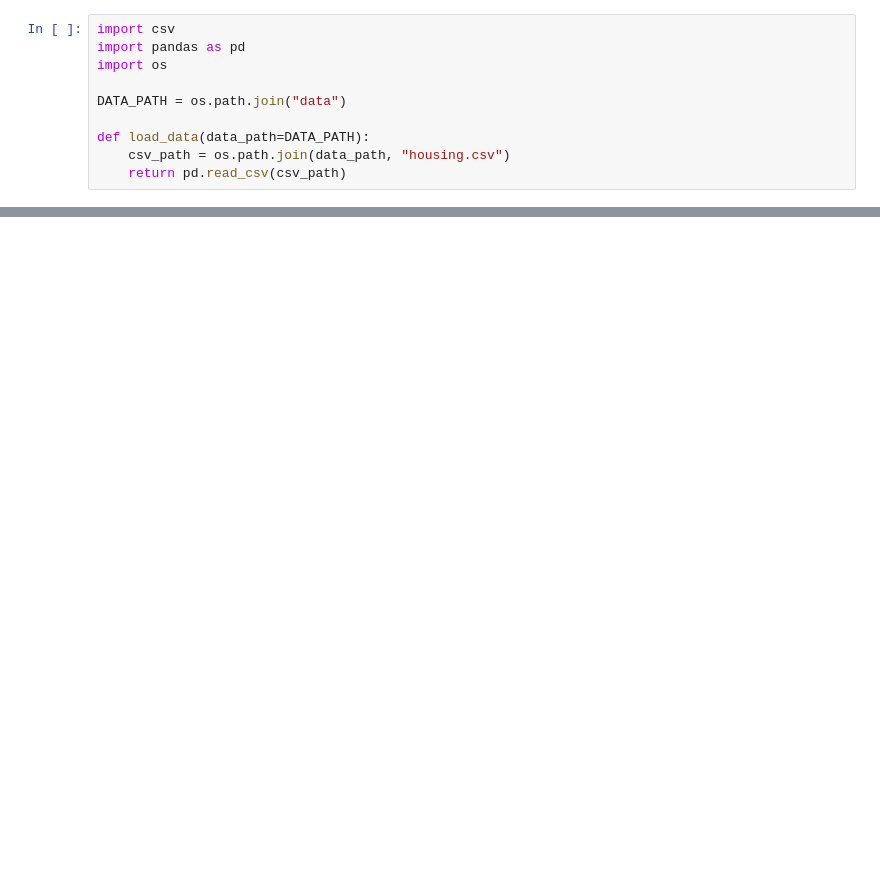
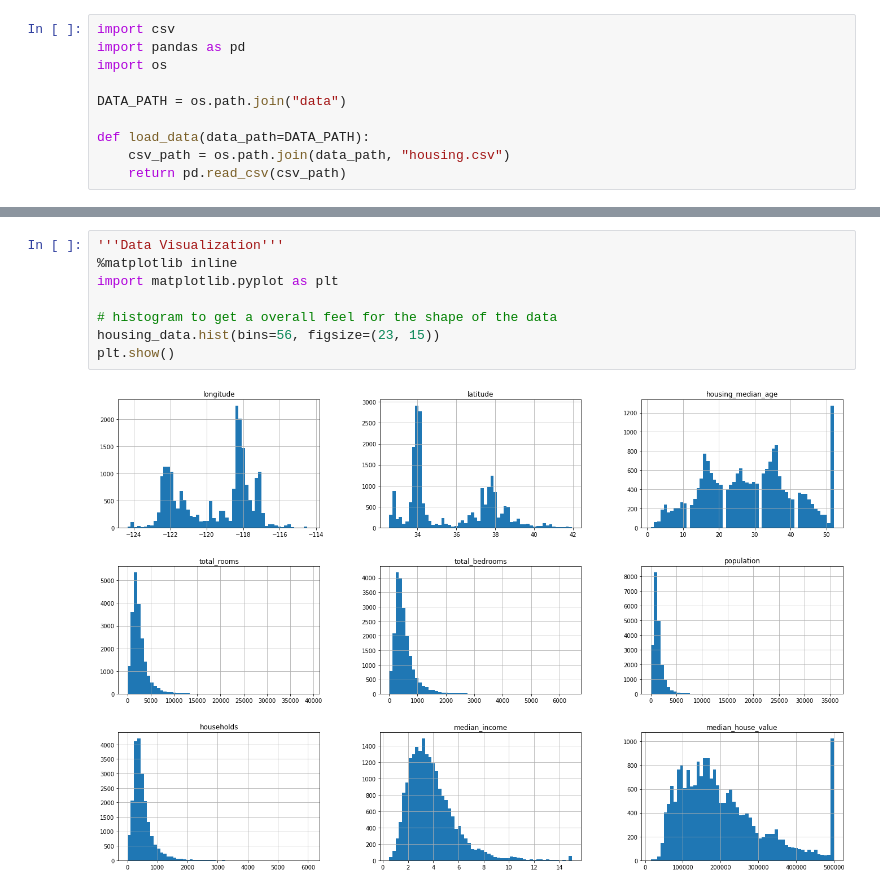
Before and after one commit to brandon-debruyn/project_machine_learning, a Jupyter notebook: california_housing_prices_1990/main.ipynb, the cells around one changed output, grey strips where cells are left out. Saved outputs shown, nothing was run; the diff lists cells and outputs as text; blank space fills up the shorter version.

Commit message:
data investigation + (start) visualization

```diff
--- a/california_housing_prices_1990/main.ipynb
+++ b/california_housing_prices_1990/main.ipynb
@@ -20,0 +74,10 @@ housing_data.head()
+# %%
+'''Data Visualization'''
+%matplotlib inline
+import matplotlib.pyplot as plt
+
+# histogram to get a overall feel for the shape of the data
+housing_data.hist(bins=56, figsize=(23, 15))
+plt.show()
+# %% [output]
+[figure, added]
```
Also changed, not shown: parts of 5 cells of this notebook.
